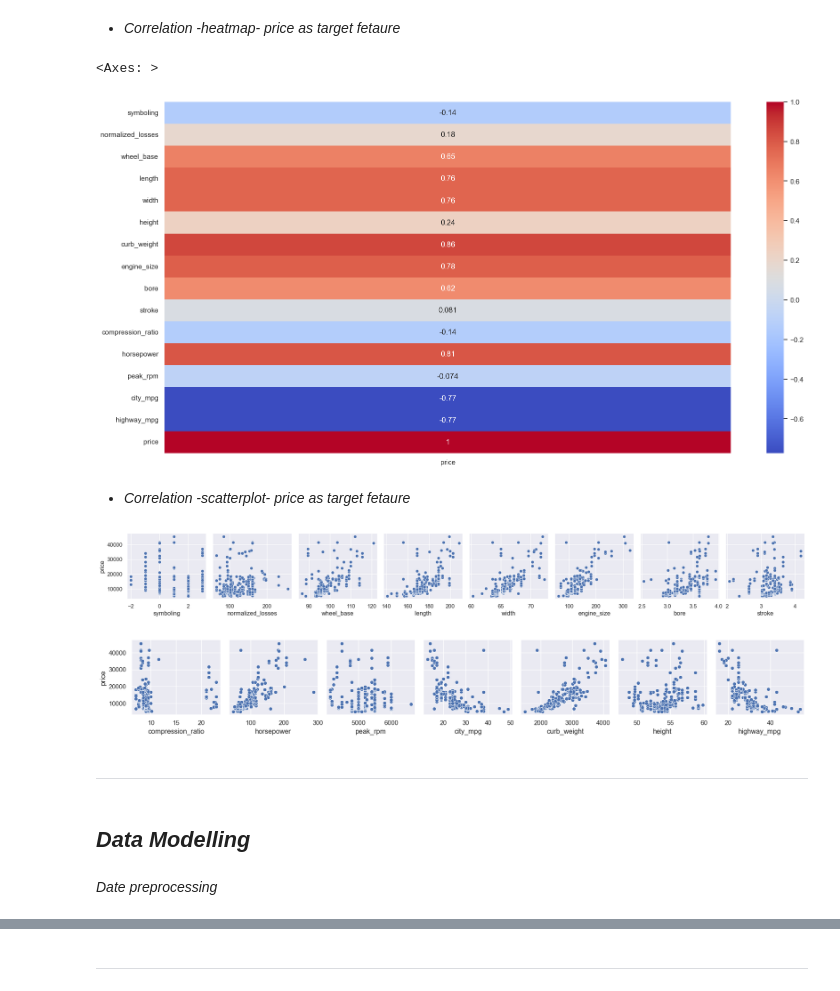
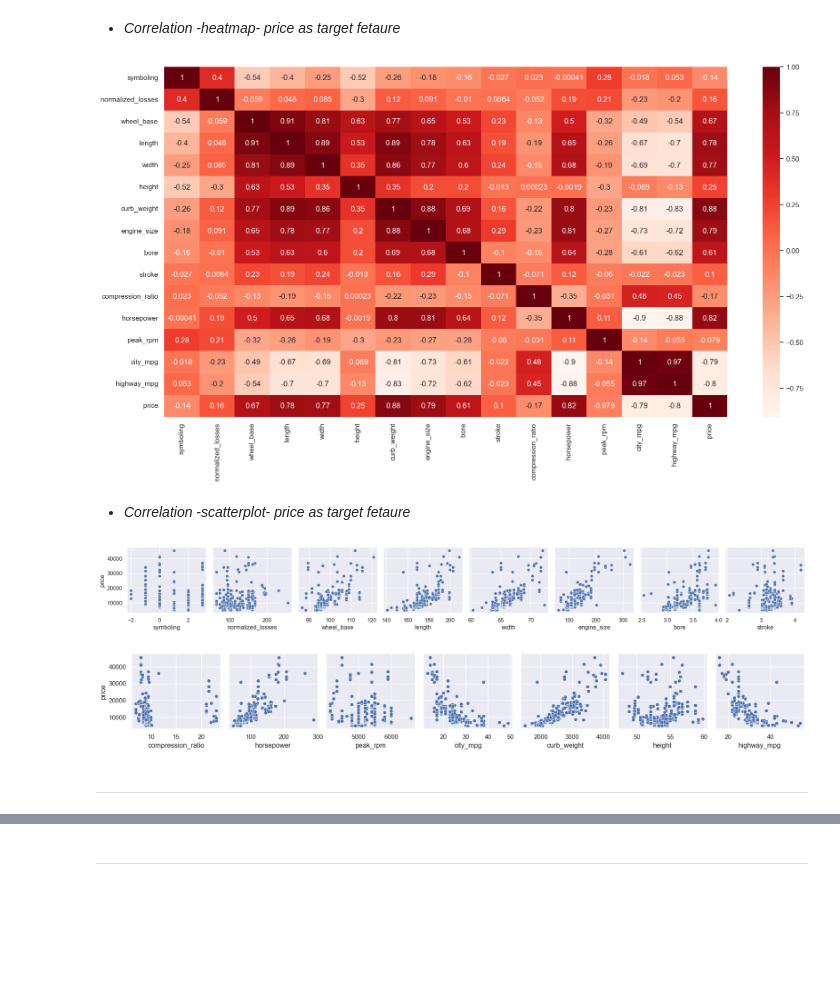
Before and after one commit to omars1234/AutoMobileML, a Jupyter notebook: NoteBook/Analysis.ipynb, the cells around one changed output, grey strips where cells are left out. Saved outputs shown, nothing was run; the diff lists cells and outputs as text; code cells hidden in the pictures; blank space fills up the shorter version.

```diff
--- a/NoteBook/Analysis.ipynb
+++ b/NoteBook/Analysis.ipynb
@@ -18,7 +19,7 @@ warnings.filterwarnings('ignore')
 # %% [markdown]
 ## *Importing data*
 # %%
-df=pd.read_csv(r"./DataSet/automobile_data.csv")
+df=pd.read_csv(r"C:/Users/Omar/Desktop/Omar_Files/Python_Analysis/Automobile_data_Analysis/DataSet/automobile_data.csv")
 df.head()
 # %% [output]
 |  | symboling | normalized-losses | make | fuel-type | aspiration | num-of-doors | body-style | drive-wheels | ... |
@@ -294,24 +261,25 @@ Name: price, dtype: float64
 # %% [markdown]
 * *Correlation -heatmap- price as target fetaure*
 # %%
-sns.heatmap((numerical_features.corr(method="spearman")["price"]).to_frame(),annot=True,cmap='coolwarm')
+sns.heatmap(numerical_features.corr(method="spearman"),annot=True,cmap='Reds');
+plt.savefig('C:/Users/Omar/Desktop/Omar_Files/Python_Analysis/Automobile_data_Analysis/outcomes/correlationGrapths/plot_correlation_Features.png',dpi=500);
 # %% [output]
-<Axes: >
-[figure, old version]
+[figure, new version]
 # %% [markdown]
 * *Correlation -scatterplot- price as target fetaure*
 # %%
+matplotlib.rcParams["figure.figsize"]=(20,10)
 sns.pairplot(data=numerical_features,
              x_vars=['symboling', 'normalized_losses', 'wheel_base', 'length', 'width','engine_size', 'bore', 'stroke'],
              y_vars='price');
+plt.savefig('C:/Users/Omar/Desktop/Omar_Files/Python_Analysis/Automobile_data_Analysis/outcomes/pointsplotGrapths/plot_pointsplot1_Features.png',dpi=500);
 
 sns.pairplot(data=numerical_features,
              x_vars=['compression_ratio', 'horsepower', 'peak_rpm', 'city_mpg','curb_weight','height','highway_mpg'],
              y_vars='price');
+plt.savefig('C:/Users/Omar/Desktop/Omar_Files/Python_Analysis/Automobile_data_Analysis/outcomes/pointsplotGrapths/plot_pointsplot2_Features.png',dpi=500);
 # %% [output]
-[figure, old version]
+[figure, new version]
-[figure, old version]
+[figure, new version]
 # %% [markdown]
 ---
-# %% [markdown]
-## *Data Modelling*
@@ -330,2 +285,0 @@ from tqdm import tqdm
-# %% [markdown]
-*Date preprocessing*
```
Also changed, not shown: parts of 96 cells of this notebook, 22 other files.
